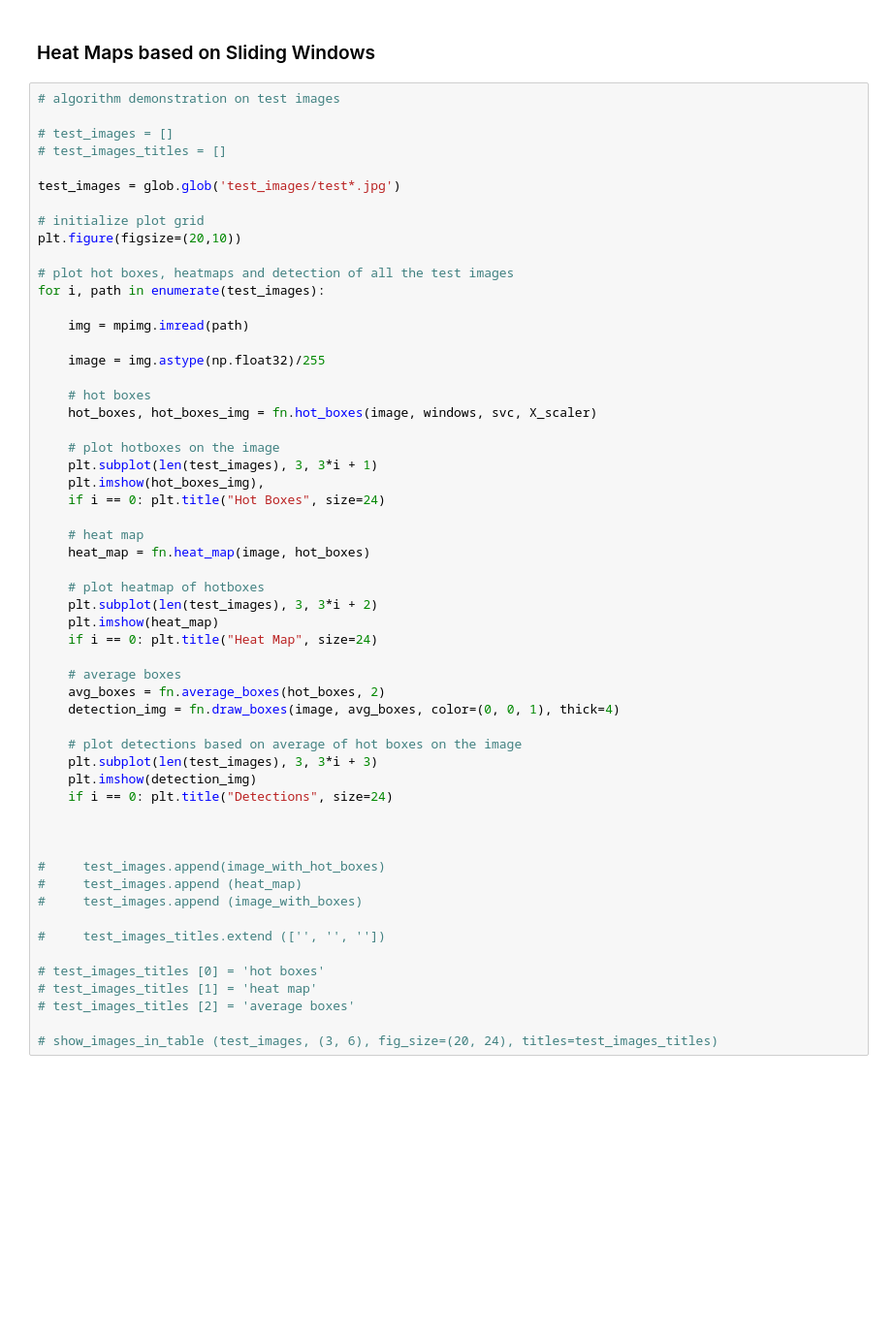
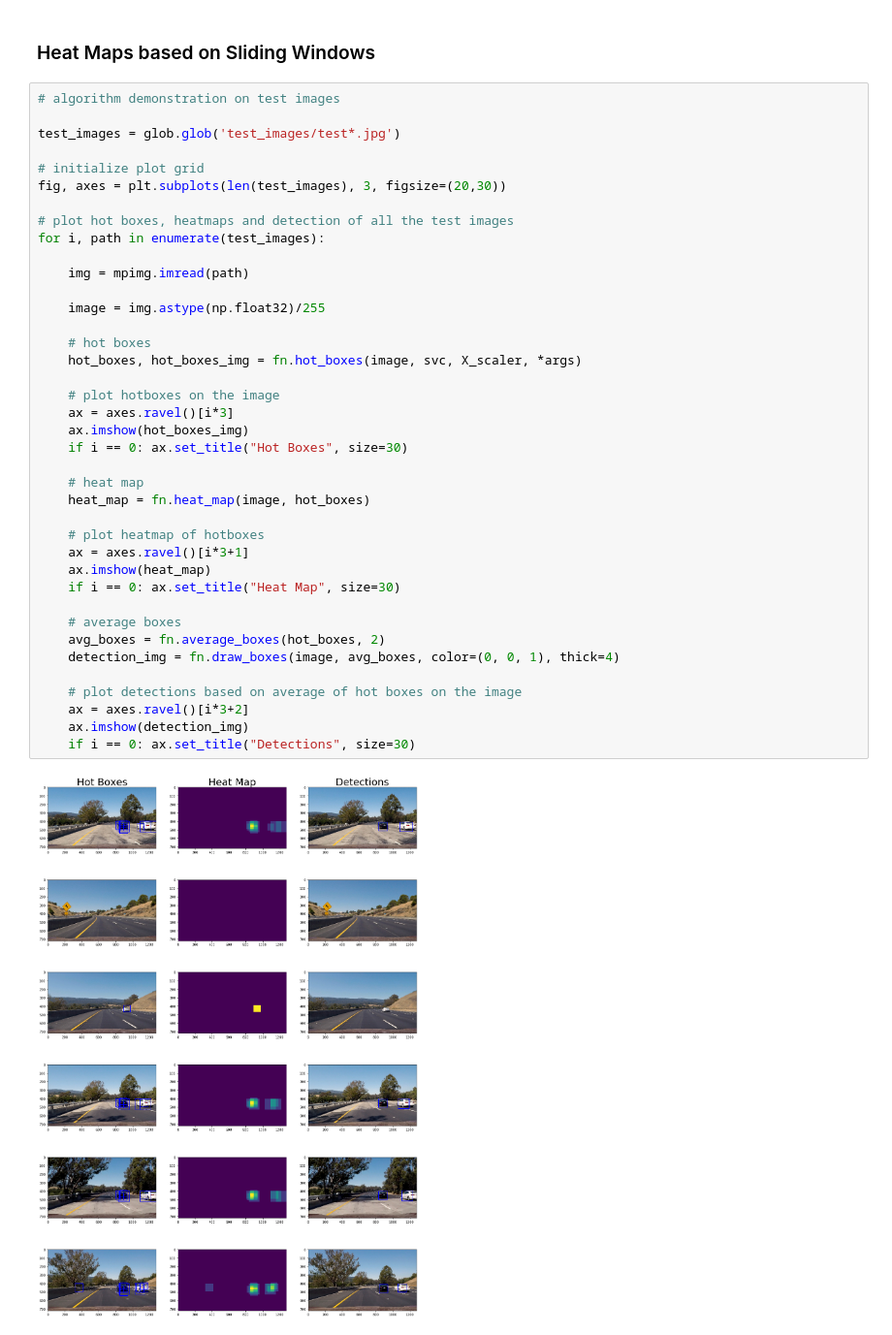
Before and after one commit to aaliani/CarND-Vehicle-Detection-P5, a Jupyter notebook: CarND-Vehicle-Detection.ipynb, the cells around one changed output. Shown at 97% size. Cells and saved outputs as stored; diff of their text form; blank space fills up the shorter version.

```diff
--- a/CarND-Vehicle-Detection.ipynb
+++ b/CarND-Vehicle-Detection.ipynb
@@ -297,57 +291,42 @@ for i in range(len(sliding_windows)):
 ### Heat Maps based on Sliding Windows
 # %%
 # algorithm demonstration on test images
-
-# test_images = []
-# test_images_titles = []
 
 test_images = glob.glob('test_images/test*.jpg')
 
 # initialize plot grid
-plt.figure(figsize=(20,10))
+fig, axes = plt.subplots(len(test_images), 3, figsize=(20,30))
 
 # plot hot boxes, heatmaps and detection of all the test images
 for i, path in enumerate(test_images):
 
     img = mpimg.imread(path)
 
     image = img.astype(np.float32)/255
 
     # hot boxes
-    hot_boxes, hot_boxes_img = fn.hot_boxes(image, windows, svc, X_scaler)
+    hot_boxes, hot_boxes_img = fn.hot_boxes(image, svc, X_scaler, *args)
 
     # plot hotboxes on the image
-    plt.subplot(len(test_images), 3, 3*i + 1)
-    plt.imshow(hot_boxes_img),
-    if i == 0: plt.title("Hot Boxes", size=24)
+    ax = axes.ravel()[i*3]
+    ax.imshow(hot_boxes_img)
+    if i == 0: ax.set_title("Hot Boxes", size=30)
 
     # heat map
     heat_map = fn.heat_map(image, hot_boxes)
 
     # plot heatmap of hotboxes
-    plt.subplot(len(test_images), 3, 3*i + 2)
-    plt.imshow(heat_map)
-    if i == 0: plt.title("Heat Map", size=24)
+    ax = axes.ravel()[i*3+1]
+    ax.imshow(heat_map)
+    if i == 0: ax.set_title("Heat Map", size=30)
 
     # average boxes
     avg_boxes = fn.average_boxes(hot_boxes, 2)
     detection_img = fn.draw_boxes(image, avg_boxes, color=(0, 0, 1), thick=4)
 
     # plot detections based on average of hot boxes on the image
-    plt.subplot(len(test_images), 3, 3*i + 3)
-    plt.imshow(detection_img)
-    if i == 0: plt.title("Detections", size=24)
-
-
-
-#     test_images.append(image_with_hot_boxes)
-#     test_images.append (heat_map)
-#     test_images.append (image_with_boxes)
-
-#     test_images_titles.extend (['', '', ''])
-
-# test_images_titles [0] = 'hot boxes'
-# test_images_titles [1] = 'heat map'
-# test_images_titles [2] = 'average boxes'
-
-# show_images_in_table (test_images, (3, 6), fig_size=(20, 24), titles=test_images_titles)
+    ax = axes.ravel()[i*3+2]
+    ax.imshow(detection_img)
+    if i == 0: ax.set_title("Detections", size=30)
+# %% [output]
+[figure, added]
```
Also changed, not shown: parts of 10 cells of this notebook, 8 other files.
